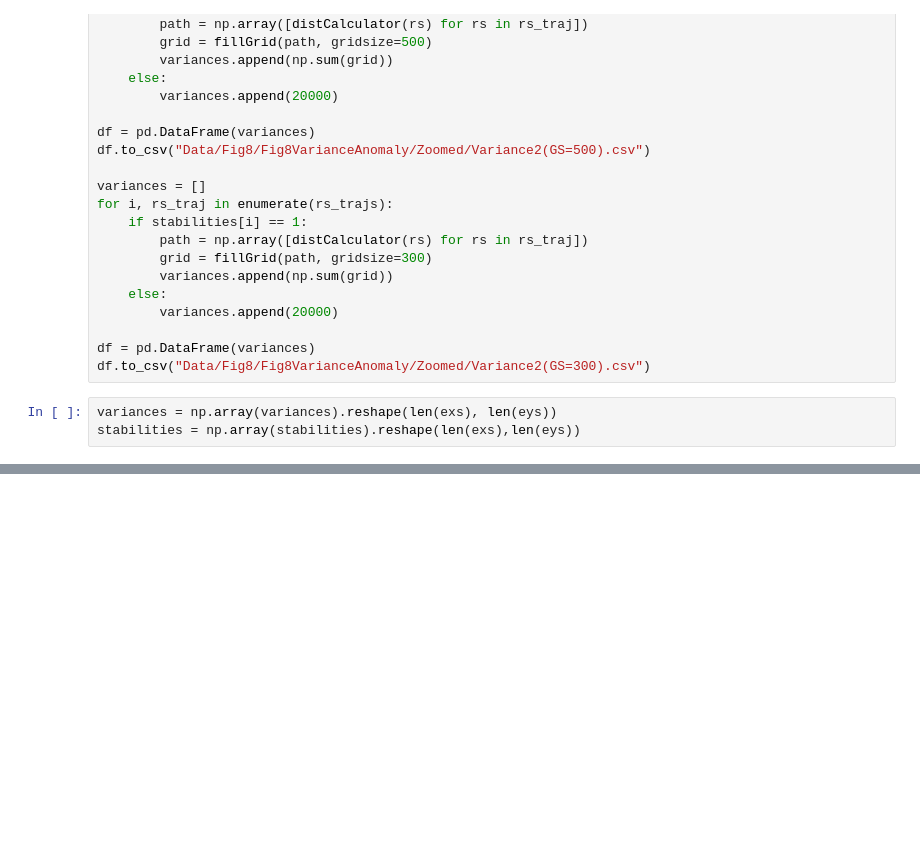
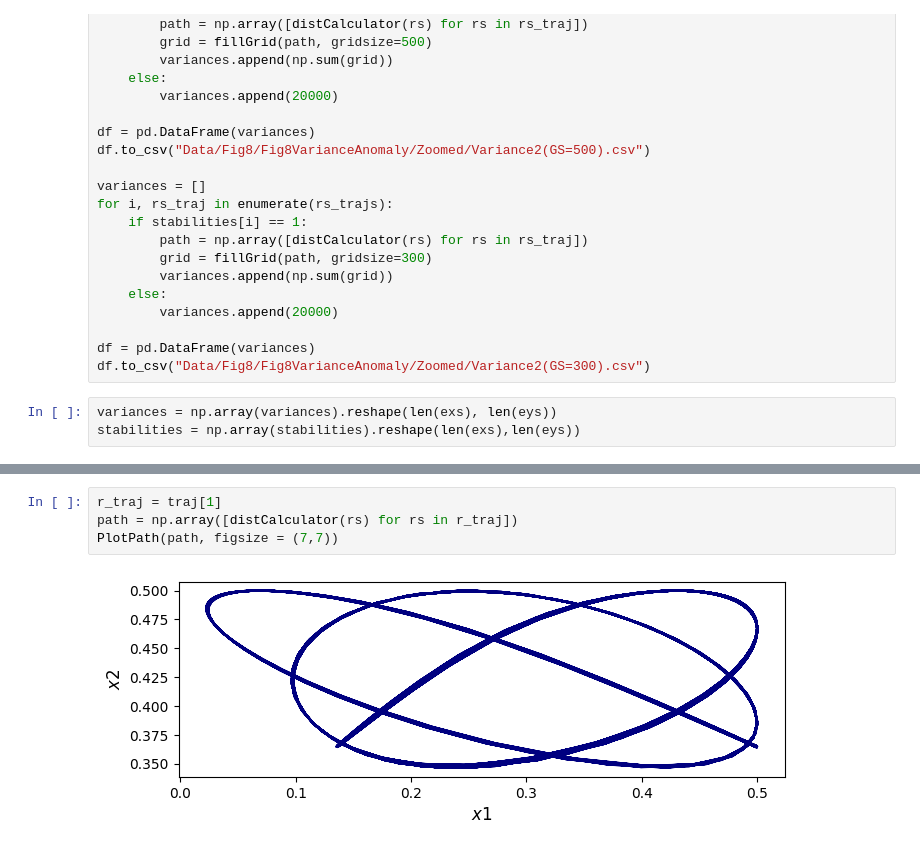
Before and after one commit to williamjones7/Dissertation, a Jupyter notebook: AnomalousResult.ipynb, the cells around one changed output, grey strips where cells are left out. Drawn from its saved outputs; the diff is of its cells as text; blank space fills up the shorter version.

```diff
--- a/AnomalousResult.ipynb
+++ b/AnomalousResult.ipynb
@@ -494,0 +904,6 @@ print(eys[46])
+# %%
+r_traj = traj[1]
+path = np.array([distCalculator(rs) for rs in r_traj])
+PlotPath(path, figsize = (7,7))
+# %% [output]
+[figure, added]
```
Also changed, not shown: parts of 30 cells of this notebook, 29 other files.
